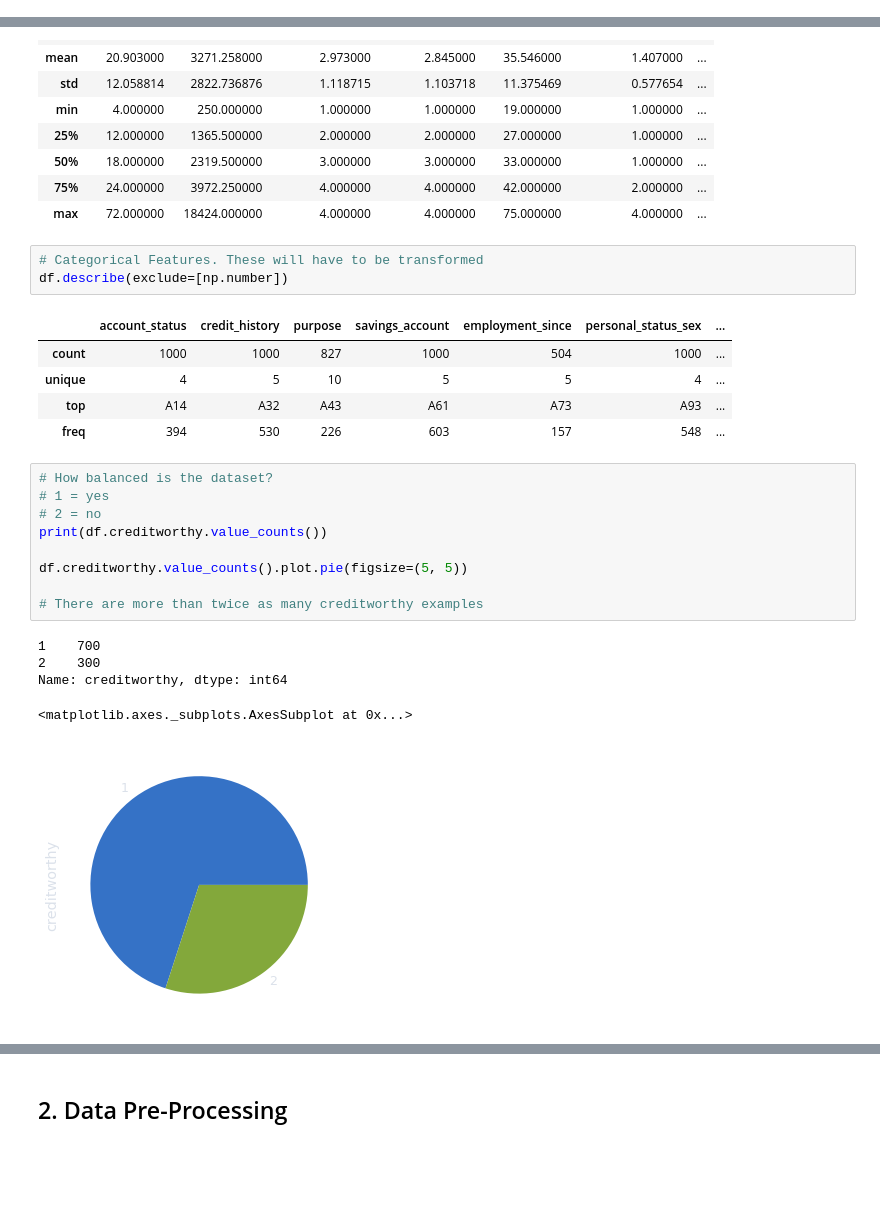
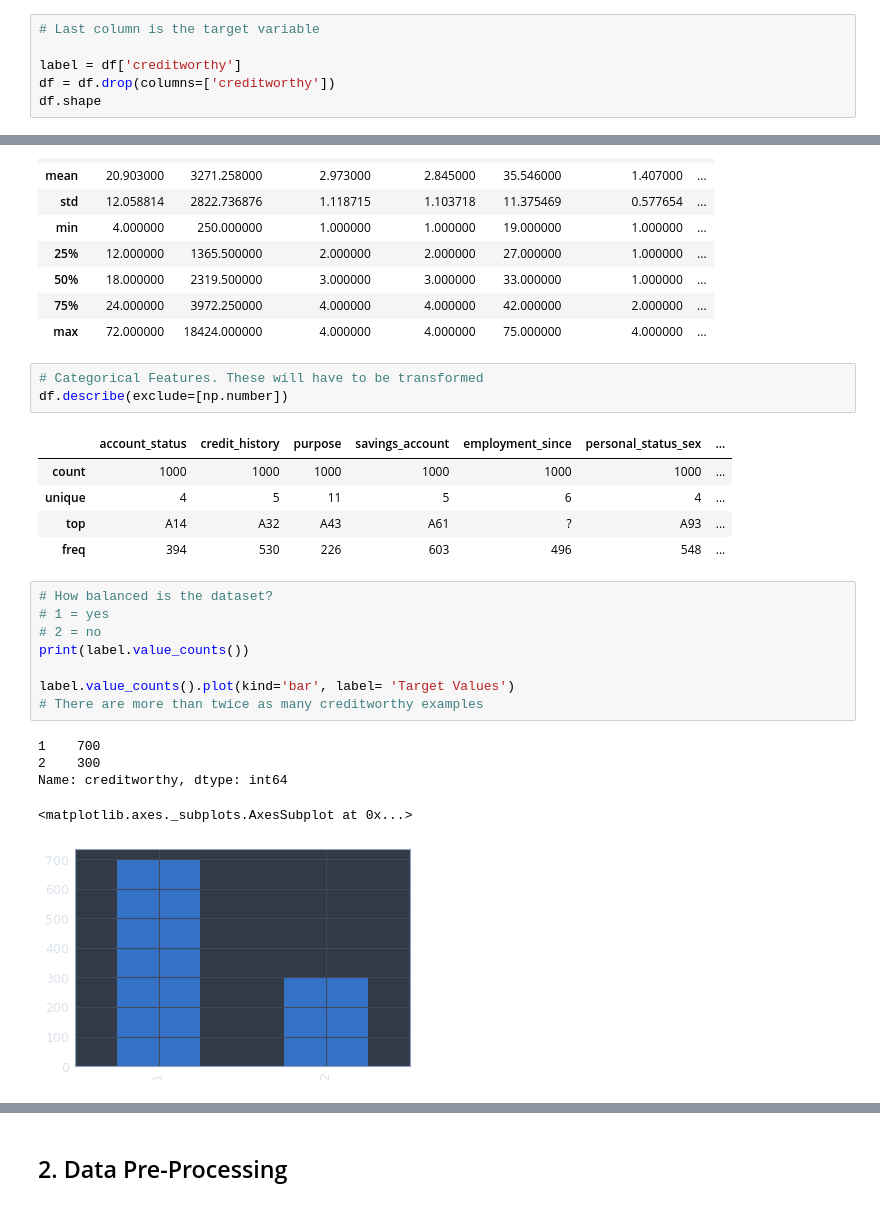
Before and after one commit to alyonavyshnevska/intelligent_data_analysis, a Jupyter notebook: Final_Project/FinalProject.ipynb, the cells around one changed output, grey strips where cells are left out. Drawn from its saved outputs; the diff is of its cells as text; blank space fills up the shorter version.

Commit message:
zscore and a few histograms

```diff
--- a/Final_Project/FinalProject.ipynb
+++ b/Final_Project/FinalProject.ipynb
@@ -24,0 +25,6 @@ numerical = [att for att in df.columns if df[att].dtype == 'int64']
+# %%
+# Last column is the target variable
+
+label = df['creditworthy']
+df = df.drop(columns=['creditworthy'])
+df.shape
@@ -102,22 +146,21 @@ df.describe()
 df.describe(exclude=[np.number])
 # %% [output]
 |  | account_status | credit_history | purpose | savings_account | employment_since | personal_status_sex | ... |
-| count | 1000 | 1000 | 827 | 1000 | 504 | 1000 | ... |
-| unique | 4 | 5 | 10 | 5 | 5 | 4 | ... |
-| top | A14 | A32 | A43 | A61 | A73 | A93 | ... |
-| freq | 394 | 530 | 226 | 603 | 157 | 548 | ... |
+| count | 1000 | 1000 | 1000 | 1000 | 1000 | 1000 | ... |
+| unique | 4 | 5 | 11 | 5 | 6 | 4 | ... |
+| top | A14 | A32 | A43 | A61 | ? | A93 | ... |
+| freq | 394 | 530 | 226 | 603 | 496 | 548 | ... |
 # %%
 # How balanced is the dataset?
 # 1 = yes
 # 2 = no
-print(df.creditworthy.value_counts())
+print(label.value_counts())
 
-df.creditworthy.value_counts().plot.pie(figsize=(5, 5))
-
+label.value_counts().plot(kind='bar', label= 'Target Values')
 # There are more than twice as many creditworthy examples
 # %% [output]
 1    700
 2    300
 Name: creditworthy, dtype: int64
 <matplotlib.axes._subplots.AxesSubplot at 0x...>
-[figure, old version]
+[figure, new version]
```
Also changed, not shown: parts of 18 cells of this notebook.
